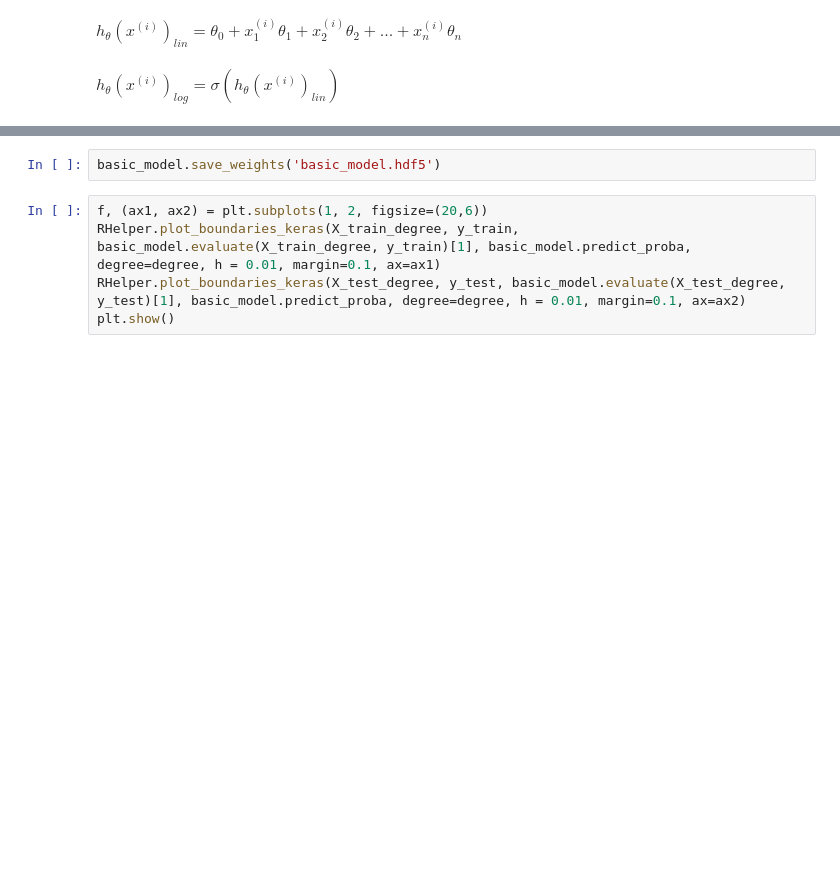
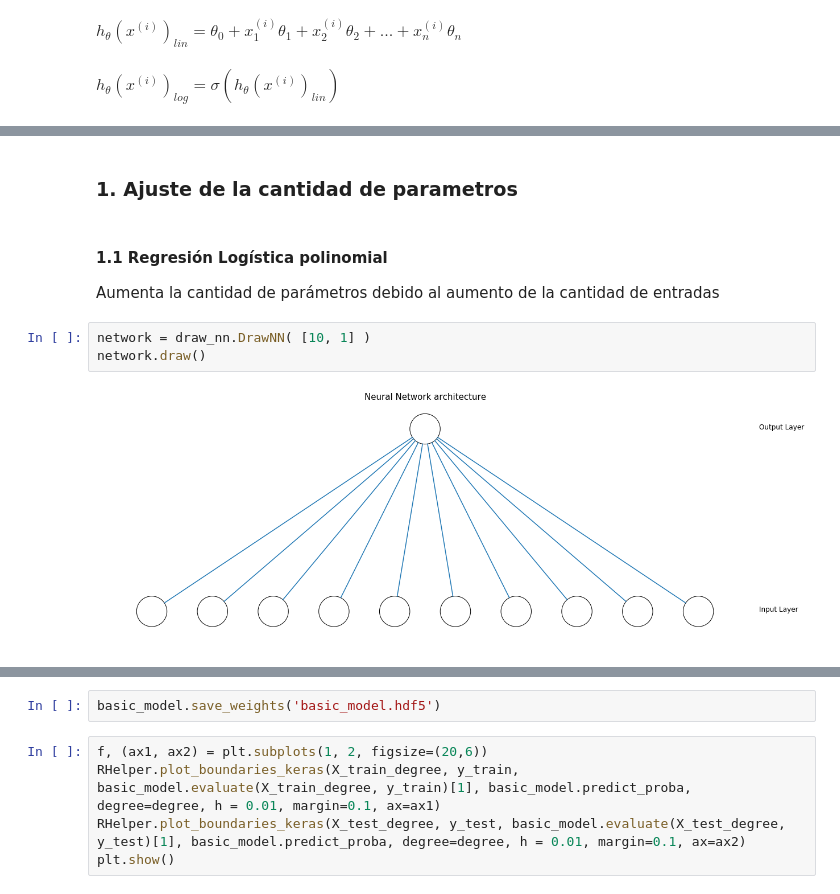
Before and after one commit to lab-ml-itba/4-Regularizacion, a Jupyter notebook: 0-Regularizacion-Teoria.ipynb, the cells around one changed output, grey strips where cells are left out. Cells and saved outputs as stored; diff of their text form; blank space fills up the shorter version.

```diff
--- a/0-Regularizacion-Teoria.ipynb
+++ b/0-Regularizacion-Teoria.ipynb
@@ -139,0 +96,10 @@ from reg_helper import get_polynimial_set
+# %% [markdown]
+### 1. Ajuste de la cantidad de parametros
+# %% [markdown]
+#### 1.1 Regresión Logística polinomial
+Aumenta la cantidad de parámetros debido al aumento de la cantidad de entradas
+# %%
+network = draw_nn.DrawNN( [10, 1] )
+network.draw()
+# %% [output]
+[figure, added]
```
Also changed, not shown: parts of 69 cells of this notebook, 7 other files.
